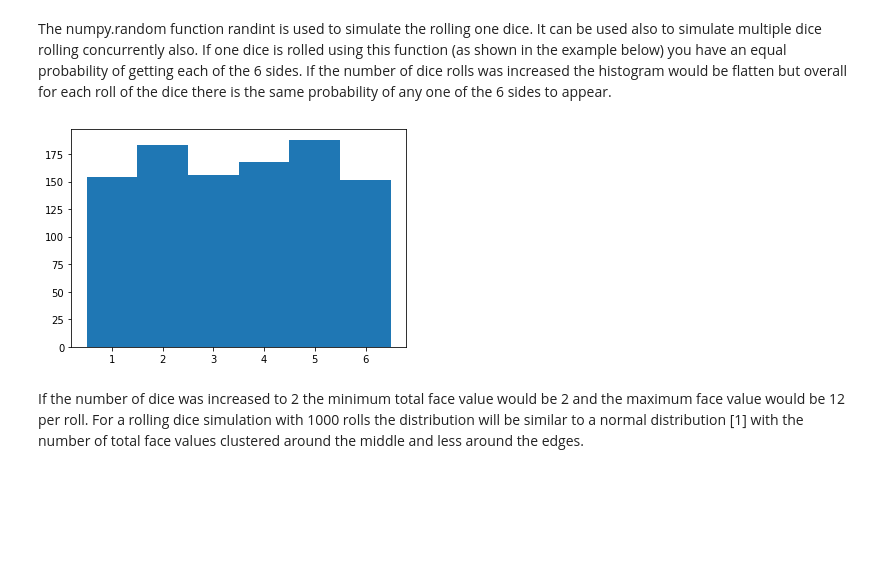
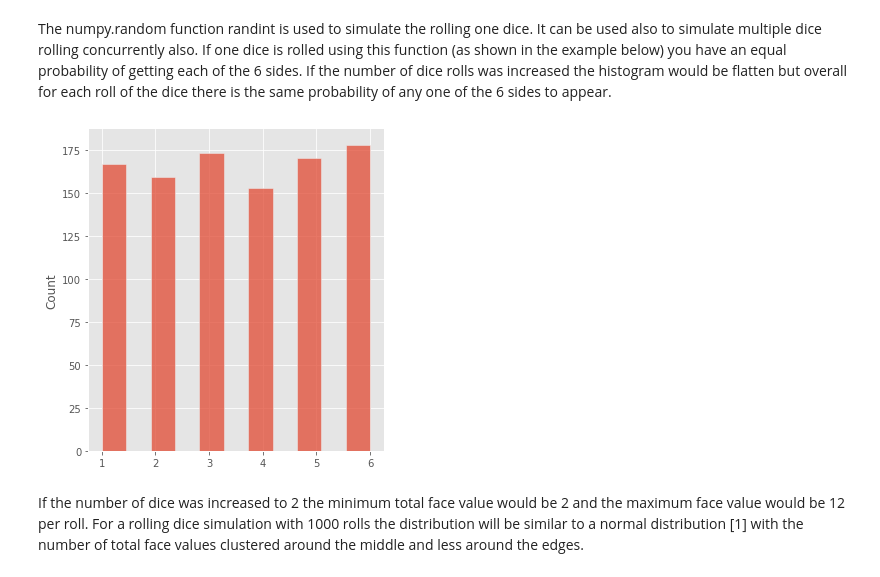
Before and after one commit to nmanley73/Tasks-Fundamentals, a Jupyter notebook: Tasks-Fundamentals.ipynb, the cells around one changed output. Saved outputs shown, nothing was run; the diff lists cells and outputs as text; code cells hidden in the pictures; blank space fills up the shorter version.

```diff
--- a/Tasks-Fundamentals.ipynb
+++ b/Tasks-Fundamentals.ipynb
@@ -98,15 +98,22 @@ The numpy.random function randint is used to simulate the rolling one dice. It c
 # %%
 # import numpy and matplotlib libraries
 import numpy as np
 import matplotlib.pyplot as plt
 
+# make plot tidier
+plt.style.use("ggplot")
+# make plot bigger
+plt.rcParams['figure.figsize'] = (20,8)
+
 # Use random.randint function
 y = np.random.randint(1, 7, size = 1000)
 
 # show histogram of output
-plt.hist(y, bins = np.linspace(0.5, 6.5, 7));
+sns.displot(y);
+
+#plt.hist(y, bins = np.linspace(0.5, 6.5, 7));
 # %% [output]
-[figure, old version]
+[figure, new version]
 # %% [markdown]
 If the number of dice was increased to 2 the minimum total face value would be 2 and the maximum face value would be 12 per roll. For a rolling dice simulation with 1000 rolls the distribution will be similar to a normal distribution [1] with the number of total face values clustered around the middle and less around the edges.
 # %% [markdown]
```
Also changed, not shown: parts of 9 cells of this notebook.
